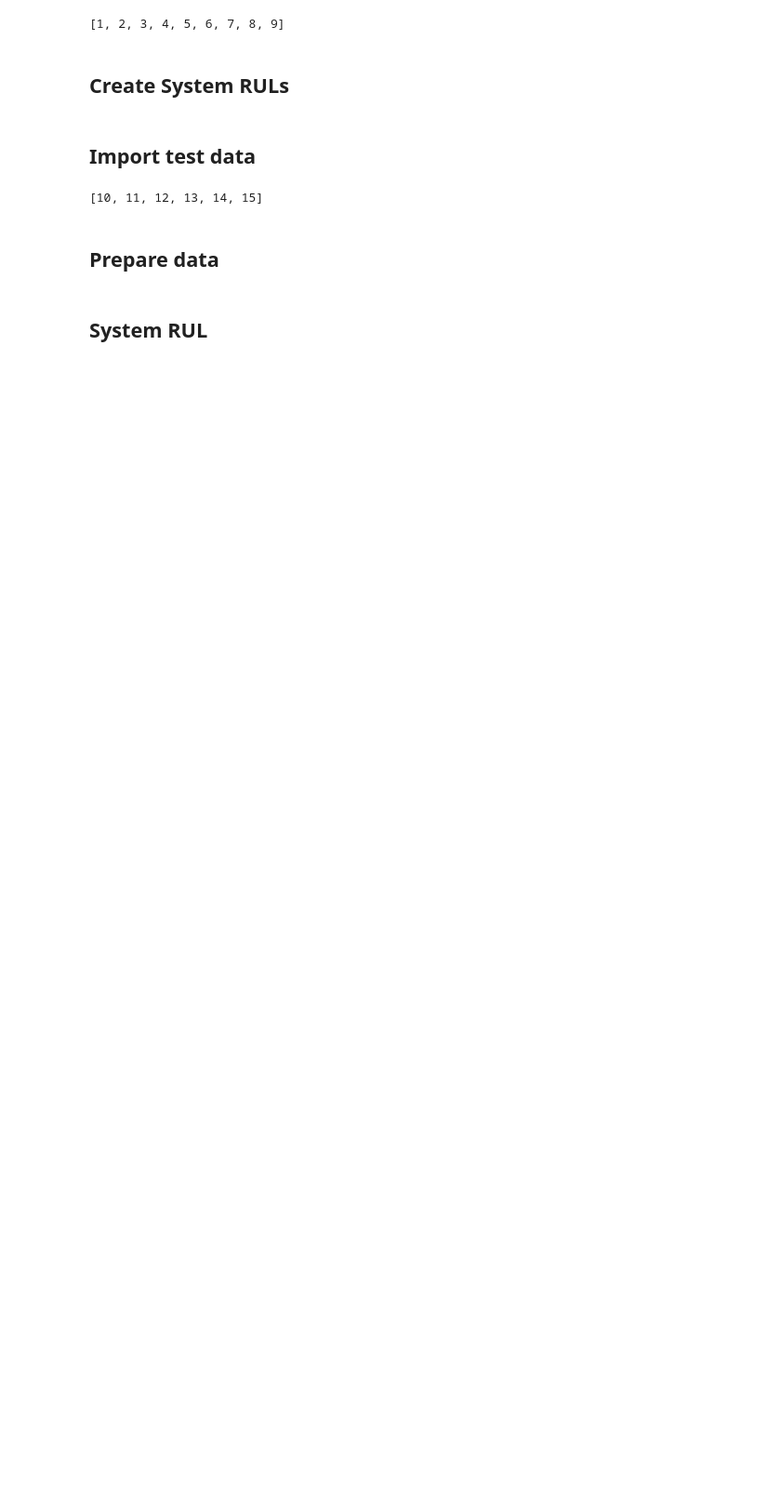
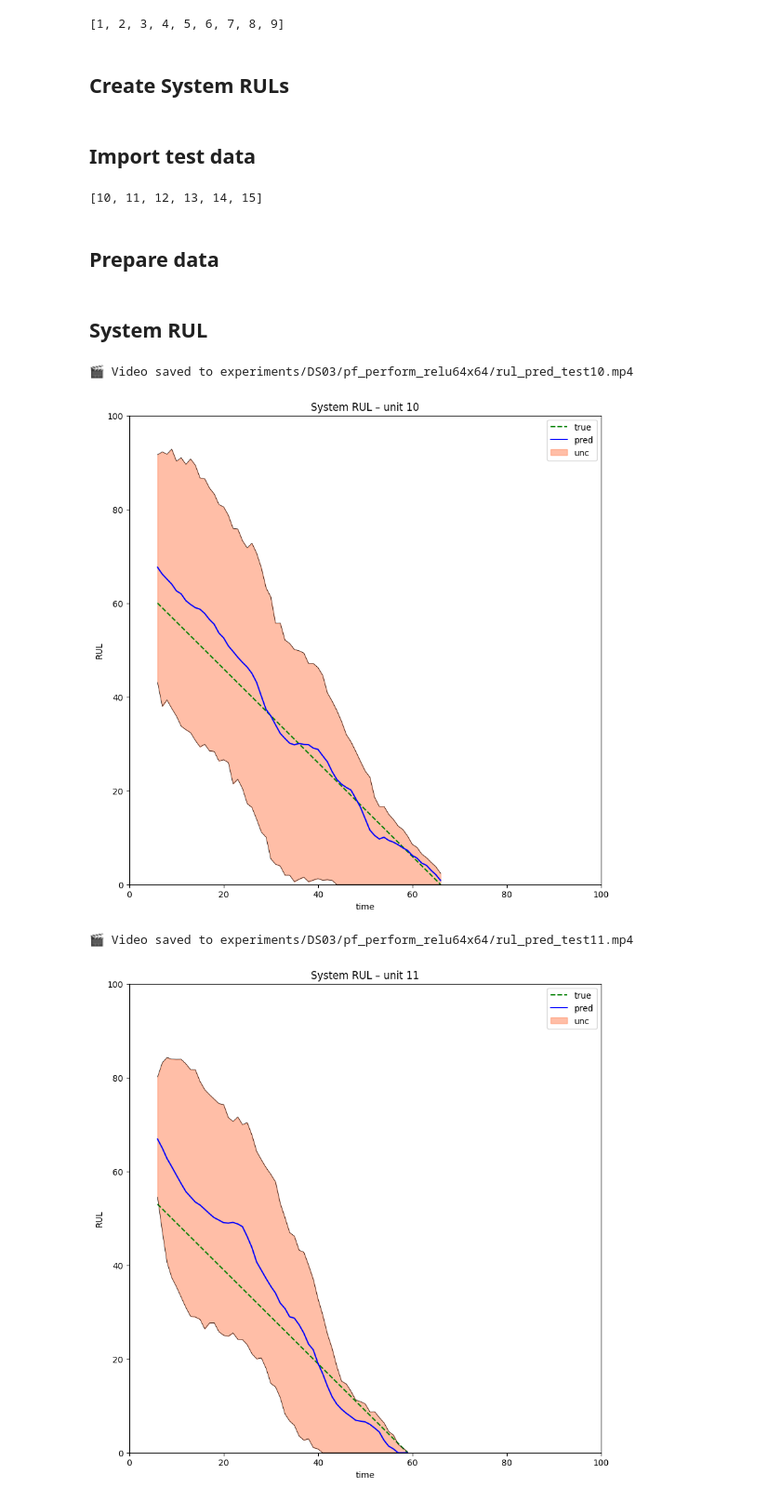
Before and after one commit to 4belito/deep-performance-rul, a Jupyter notebook: 7-system_rul_test.ipynb, the cells around one changed output. Shown at 93% size. Saved outputs shown, nothing was run; the diff lists cells and outputs as text; code cells hidden in the pictures; blank space fills up the shorter version.

```diff
--- a/7-system_rul_test.ipynb
+++ b/7-system_rul_test.ipynb
@@ -115,14 +115,11 @@ for name, perform_units in performs.items():
 # %% [markdown]
 ## System RUL
 # %%
-
-
-
 for test_unit in test_units:
 	frames = []
 	n_performs = len(sys_rul.pf_models)
 
-	sys_rul.reset_history()
+	sys_rul.reset()
 
 	data_s = {name: performs[name][test_unit] for name in perform_names}
 	data_t = time[test_unit]
@@ -147,30 +144,35 @@ for test_unit in test_units:
 			uncertainty_level=uncertainty_level,
 			eol_time=time[test_unit][-1],
 			test_unit=test_unit,
 			dist_vmax=0.3,
 			dist_plot_mean=True,
 			dist_legend_loc="lower left",
 		)
 
 		frames.append(frame)
 
 	# Save video
 	video_path = pf_dir/f'rul_pred_test{test_unit}.mp4'
 	with imageio.get_writer(video_path, fps=8, macro_block_size=1) as writer:
 		for frame in frames:
 			writer.append_data(frame)
 
 	print(f"🎬 Video saved to {video_path}")
 
 
 	# Plot final RUL prediction
 	fig, ax = plt.subplots(figsize=(10, 10))
 
 	sys_rul.plot_rul(
 		ax=ax,
 		eol_time=time[test_unit][-1],
 		y_max= 100,
 		title=f"System RUL – unit {test_unit}",
 	)
 	plt.savefig(pf_dir/f'system_rul_test{test_unit}.png')
 	plt.show()
+# %% [output]
+🎬 Video saved to experiments/DS03/pf_perform_relu64x64/rul_pred_test10.mp4
+[figure, added]
+🎬 Video saved to experiments/DS03/pf_perform_relu64x64/rul_pred_test11.mp4
+[figure, added]
```
Also changed, not shown: parts of 1 cell of this notebook, 4 other files.
